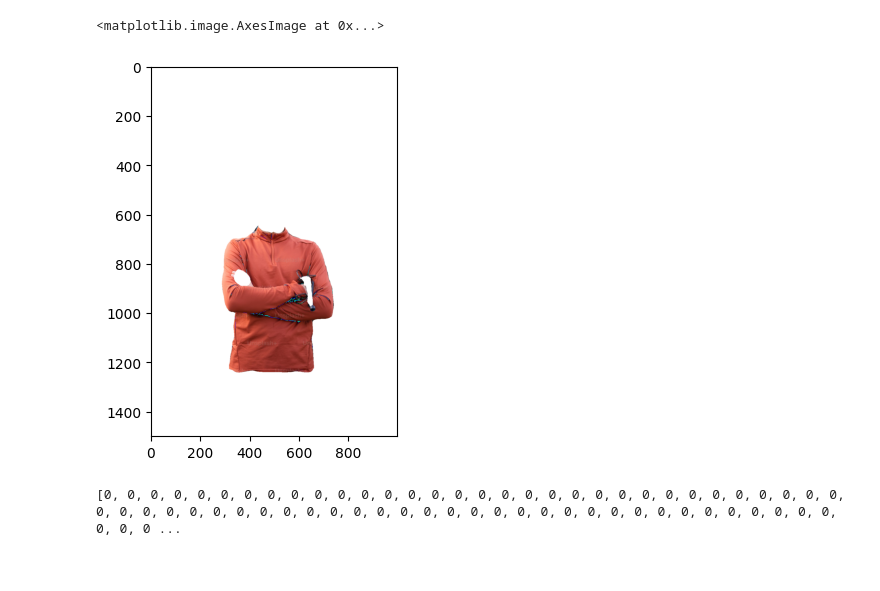
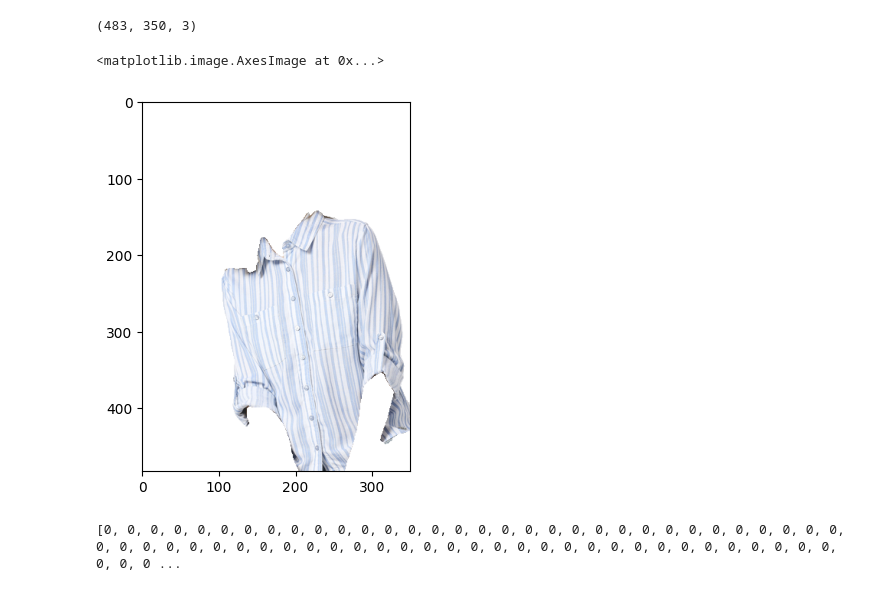
Before and after one commit to shashwat-01/image-processing, a Jupyter notebook: image_segmentation/image_segmentation.ipynb, the cells around one changed output. Drawn from its saved outputs; the diff is of its cells as text; code cells hidden in the pictures.

```diff
--- a/image_segmentation/image_segmentation.ipynb
+++ b/image_segmentation/image_segmentation.ipynb
@@ -7,12 +7,15 @@ import torch
 import torch.nn as nn
 from typing import Dict, List, Any
 import numpy as np
+import cv2
 
 processor = SegformerImageProcessor.from_pretrained("mattmdjaga/segformer_b2_clothes")
 model = AutoModelForSemanticSegmentation.from_pretrained("mattmdjaga/segformer_b2_clothes")
 # feature_extractor = AutoFeatureExtractor.from_pretrained("mattmdjaga/segformer_b2_clothes")
 
-url = "https://plus.unsplash.com/premium_photo-1673210886161-bfcc40f54d1f?ixlib=rb-4.0.3&ixid=MnwxMjA3fDB8MHxzZWFyY2h8MXx8cGVyc29uJTIwc3RhbmRpbmd8ZW58MHx8MHx8&w=1000&q=80"
+url = "https://d1pdzcnm6xgxlz.cloudfront.net/tops/8905074863310-18.jpg"
+
+#write function that reads the csv and then open the image from the disk
 
 image = Image.open(requests.get(url, stream=True).raw)
 
@@ -39,43 +42,78 @@ upsampled_logits = nn.functional.interpolate(
 
 pred_seg = upsampled_logits.argmax(dim=1)[0]
 
+
 # def createMask(pred_seg , value):
 	# output = []
 	# for i in pred_seg:
 	# 	temp = []
 	# 	for j in i:
 	# 		if j == value:
 	# 			temp.append(1)
 	# 		else:
 	# 			temp.append(0)
 
 	# 	output.append(temp)
 	# return output
 
+
+#write a function to create mask for different classes and then apply the mask to the image
+
 pred_seg[pred_seg != 4] = 0
 pred_seg[pred_seg == 4] = 1
+
+
 
 def apply_mask(image, mask):
 	# Convert to numpy arrays
 	image = np.array(image)
 	mask = np.array(mask)
 	# Convert grayscale image to RGB
 	mask = np.stack((mask,)*3, axis=-1)
 	# Multiply arrays
 	resultant = image*mask
-	for channel in resultant:
-		channel[channel == 0] = 255
+	print(resultant.shape)
+	resultant[mask == 0] = 255
 
 	return resultant
 
+#write funtion to write the numpy array image to the disk
+def write_image(image, path):
+	image = Image.fromarray(np.uint8(image))
+	image.save(path)
 
 
 resultant = apply_mask(image, pred_seg)
+plt.imshow(resultant)
+
+
+#use opencv contour to crop the resultant image
+
+def crop_image(image):
+	#convert to grayscale
+	temp = image[:, :, ::-1].copy()
+	temp = temp.astype('uint8')
+	gray = cv2.cvtColor(temp, cv2.COLOR_BGR2GRAY)
+	#threshold the image
+	thresh = cv2.threshold(gray, 0, 255, cv2.THRESH_BINARY_INV + cv2.THRESH_OTSU)[1]
+	#find contours
+	contours = cv2.findContours(thresh, cv2.RETR_EXTERNAL, cv2.CHAIN_APPROX_SIMPLE)[0]
+	#find bounding box coordinates
+	contours = sorted(contours, key=lambda x: cv2.contourArea(x), reverse=True)
+	x,y,w,h = cv2.boundingRect(contours[0])
+	#crop image
+	crop = image[y:y+h, x:x+w]
+	return crop
+
+# resultant = crop_image(resultant)
+
+write_image(resultant, "top_wear.png")
 
 plt.imshow(resultant)
 # %% [output]
-<matplotlib.image.AxesImage at 0x...>
+(483, 350, 3)
+<matplotlib.image.AxesImage at 0x...>
-[figure, old version]
+[figure, new version]
 # %%
 # %% [output]
 [0, 0, 0, 0, 0, 0, 0, 0, 0, 0, 0, 0, 0, 0, 0, 0, 0, 0, 0, 0, 0, 0, 0, 0, 0, 0, 0, 0, 0, 0, 0, 0, 0, 0, 0, 0, 0, 0, 0, 0, 0, 0, 0, 0, 0, 0, 0, 0, 0, 0, 0, 0, 0, 0, 0, 0, 0, 0, 0, 0, 0, 0, 0, 0, 0, 0, 0 ...
```
Also changed, not shown: 1 other file.
